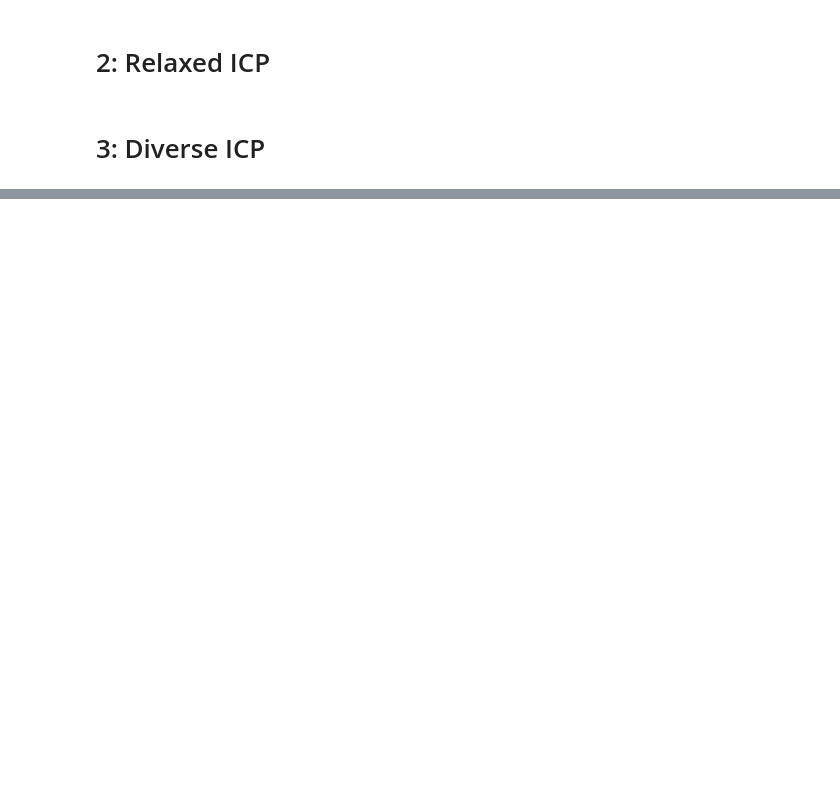
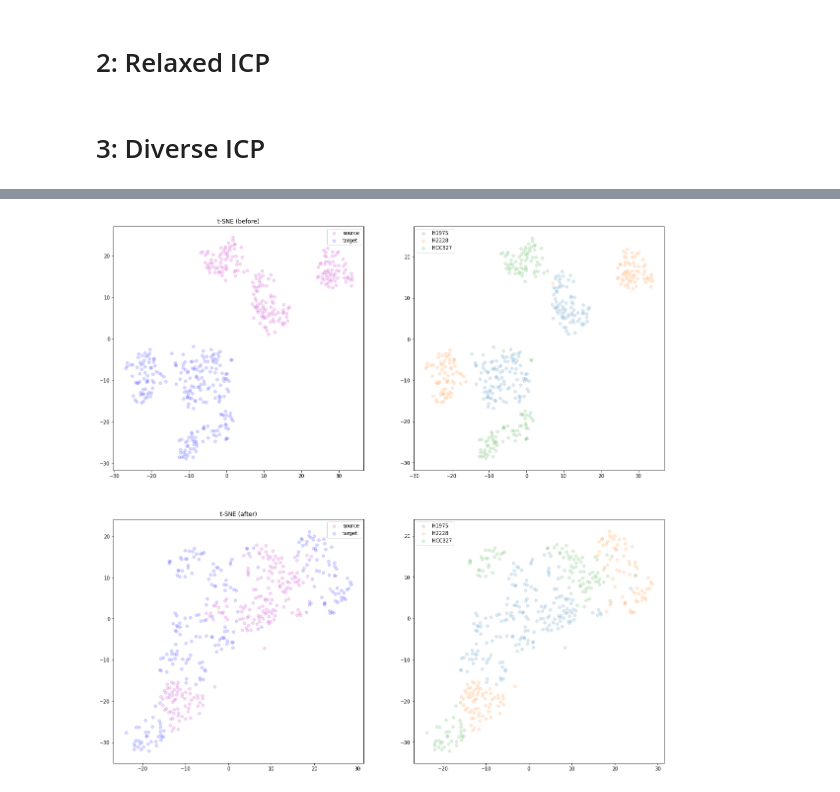
Before and after one commit to AmirAlavi/sc-alignment-benchmarking, a Jupyter notebook: data-alignment experiments.ipynb, the cells around one changed output, grey strips where cells are left out. Saved outputs shown, nothing was run; the diff lists cells and outputs as text; code cells hidden in the pictures; blank space fills up the shorter version.

```diff
--- a/data-alignment experiments.ipynb
+++ b/data-alignment experiments.ipynb
@@ -424,0 +538,28 @@ Sequential(
+# %%
+fig, axes = plt.subplots(2, 2, figsize=(20,20))
+# Before alignment
+A_transf = pca_scaler.transform(A)
+A_size = A_transf.shape[0]
+B_transf = pca_scaler.transform(B)
+all_transf = TSNE(n_components=2).fit_transform(np.concatenate((A_transf, B_transf)))
+axes[0,0].scatter(all_transf[:A_size,0], all_transf[:A_size,1], c='m', label='source', alpha=0.15)
+axes[0,0].scatter(all_transf[A_size:,0], all_transf[A_size:,1], c='b', label='target', alpha=0.15)
+axes[0,0].legend()
+axes[0,0].set_title('t-SNE (before)')
+for cell_type, idx in type_index_dict.items():
+    axes[0,1].scatter(all_transf[idx, 0], all_transf[idx, 1], label=cell_type, alpha=0.15)
+    axes[0,1].legend()
+# Aligned
+A_transf = aligner(torch.from_numpy(pca_scaler.transform(A)).float()).detach().numpy()
+A_size = A_transf.shape[0]
+B_transf = aligner(torch.from_numpy(pca_scaler.transform(B)).float()).detach().numpy()
+all_transf = TSNE(n_components=2).fit_transform(np.concatenate((A_transf, B_transf)))
+axes[1,0].scatter(all_transf[:A_size,0], all_transf[:A_size,1], c='m', label='source', alpha=0.15)
+axes[1,0].scatter(all_transf[A_size:,0], all_transf[A_size:,1], c='b', label='target', alpha=0.15)
+axes[1,0].legend()
+axes[1,0].set_title('t-SNE (after)')
+for cell_type, idx in type_index_dict.items():
+    axes[1,1].scatter(all_transf[idx, 0], all_transf[idx, 1], label=cell_type, alpha=0.15)
+    axes[1,1].legend()
+# %% [output]
+[figure, added]
```
Also changed, not shown: parts of 6 cells of this notebook.
